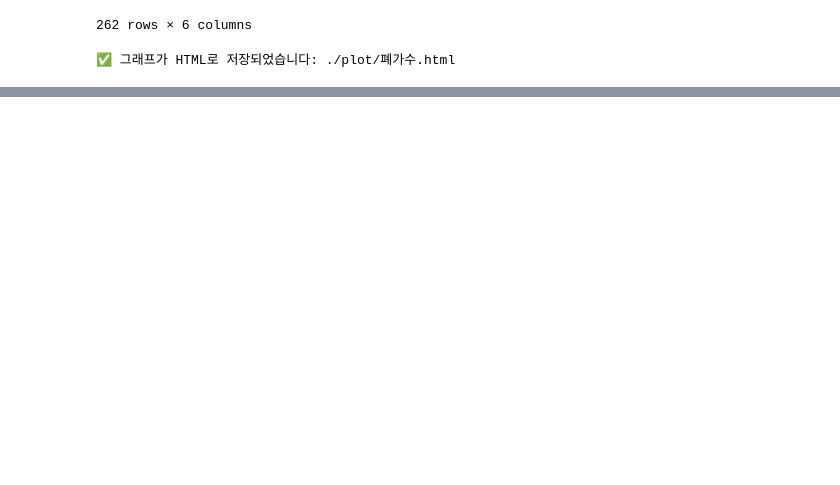
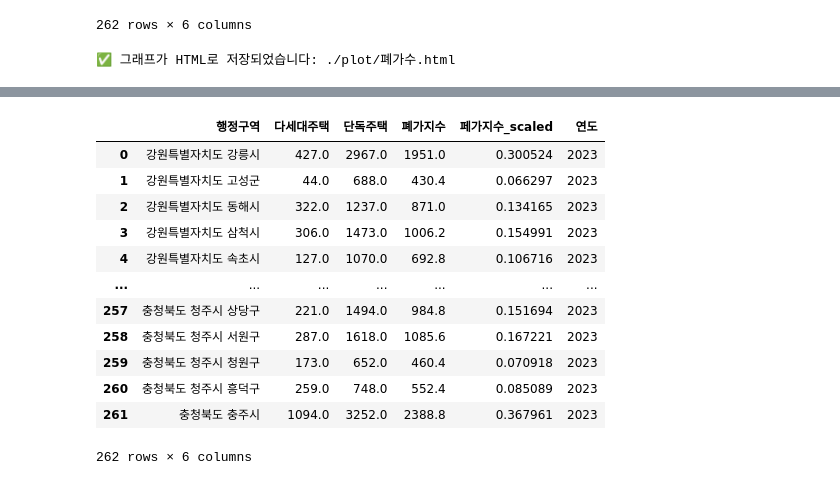
Before and after one commit to iju298/REFrame, a Jupyter notebook: notebooks/02_data_empty.ipynb, the cells around one changed output, grey strips where cells are left out. Saved outputs shown, nothing was run; the diff lists cells and outputs as text; code cells hidden in the pictures; blank space fills up the shorter version.

Commit message:
edit 행정구역

```diff
--- a/notebooks/02_data_empty.ipynb
+++ b/notebooks/02_data_empty.ipynb
@@ -205,2 +205,23 @@ pio.show(fig, renderer="png")
 # %%
-pivot_df.to_csv('./ref_dataset/폐가지수.csv')
+empty_df = pivot_df[['결합행정구역', '다세대주택','단독주택','폐가지수_2023_raw','폐가지수_2023']]
+empty_df.columns = ['행정구역','다세대주택','단독주택', '폐가지수', '페가지수_scaled']
+empty_df['연도'] = 2023
+
+empty_df = empty_df.sort_values(by='행정구역')
+empty_df.reset_index(drop=True, inplace=True)
+# %%
+empty_df
+# %% [output]
+|  | 행정구역 | 다세대주택 | 단독주택 | 폐가지수 | 페가지수_scaled | 연도 |
+| 0 | 강원특별자치도 강릉시 | 427.0 | 2967.0 | 1951.0 | 0.300524 | 2023 |
+| 1 | 강원특별자치도 고성군 | 44.0 | 688.0 | 430.4 | 0.066297 | 2023 |
+| 2 | 강원특별자치도 동해시 | 322.0 | 1237.0 | 871.0 | 0.134165 | 2023 |
+| 3 | 강원특별자치도 삼척시 | 306.0 | 1473.0 | 1006.2 | 0.154991 | 2023 |
+| 4 | 강원특별자치도 속초시 | 127.0 | 1070.0 | 692.8 | 0.106716 | 2023 |
+| ... | ... | ... | ... | ... | ... | ... |
+| 257 | 충청북도 청주시 상당구 | 221.0 | 1494.0 | 984.8 | 0.151694 | 2023 |
+| 258 | 충청북도 청주시 서원구 | 287.0 | 1618.0 | 1085.6 | 0.167221 | 2023 |
+| 259 | 충청북도 청주시 청원구 | 173.0 | 652.0 | 460.4 | 0.070918 | 2023 |
+| 260 | 충청북도 청주시 흥덕구 | 259.0 | 748.0 | 552.4 | 0.085089 | 2023 |
+| 261 | 충청북도 충주시 | 1094.0 | 3252.0 | 2388.8 | 0.367961 | 2023 |
+262 rows × 6 columns
```
Also changed, not shown: parts of 3 cells of this notebook, 7 other files.
